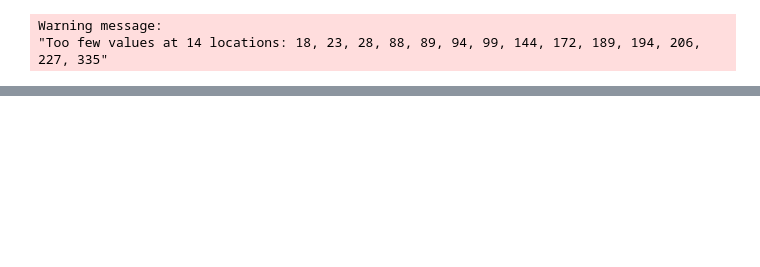
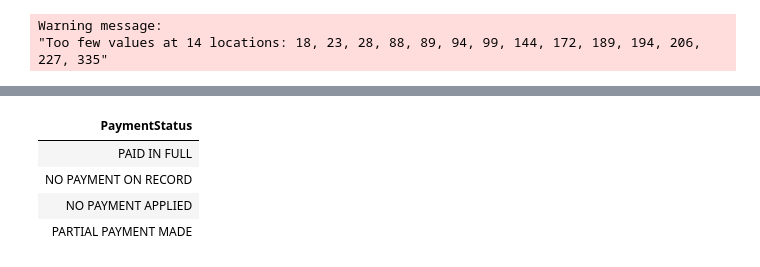
Before and after one commit to tubatibs/DsasVisualAnalytics, a Jupyter notebook: Dplyr-tutorial.ipynb, the cells around one changed output, grey strips where cells are left out. Drawn from its saved outputs; the diff is of its cells as text; code cells hidden in the pictures; blank space fills up the shorter version.

```diff
--- a/Dplyr-tutorial.ipynb
+++ b/Dplyr-tutorial.ipynb
@@ -202,0 +148,9 @@ summary(dcr_gh_7_grp)
+# %%
+library(sqldf)
+sqldf("select distinct PaymentStatus from 'detBlightViolVD3C' where ddp_ngbr_8_ct < 5 and ddp_ngbr_8_ct > 2 order by ddp_ngbr_8_ct desc")
+# %% [output]
+| PaymentStatus |
+| PAID IN FULL |
+| NO PAYMENT ON RECORD |
+| NO PAYMENT APPLIED |
+| PARTIAL PAYMENT MADE |
```
Also changed, not shown: parts of 6 cells of this notebook.
